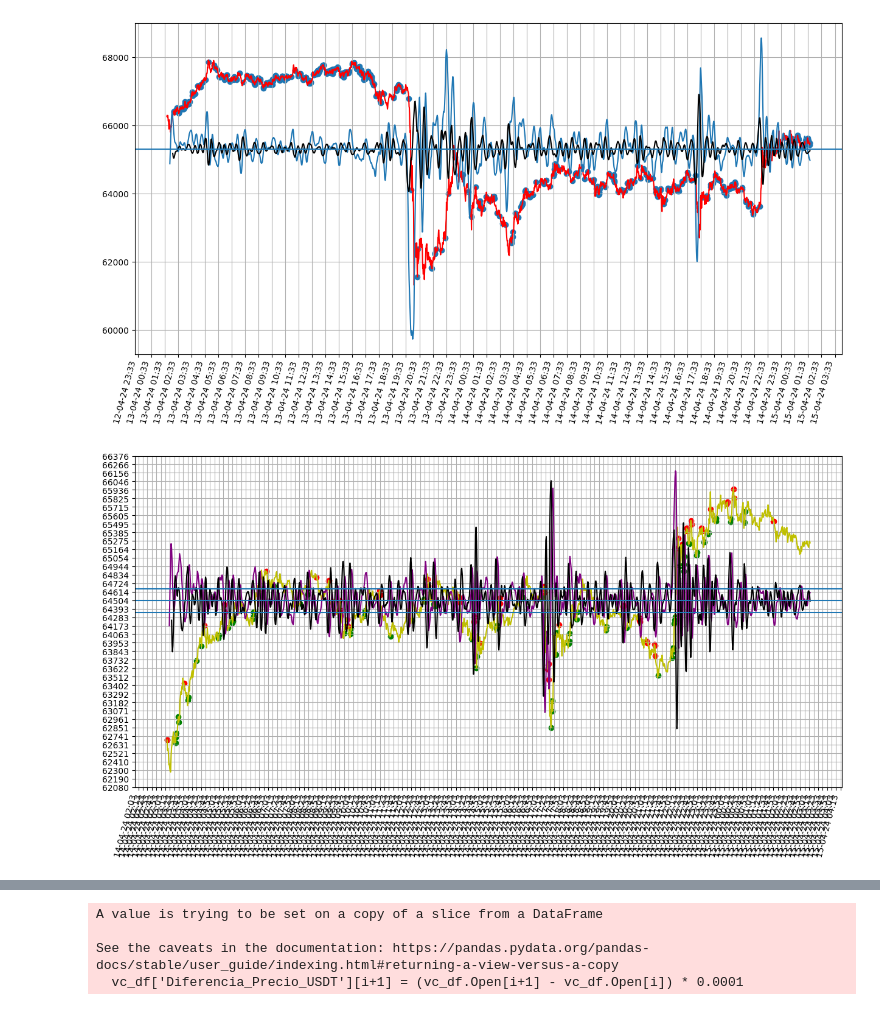
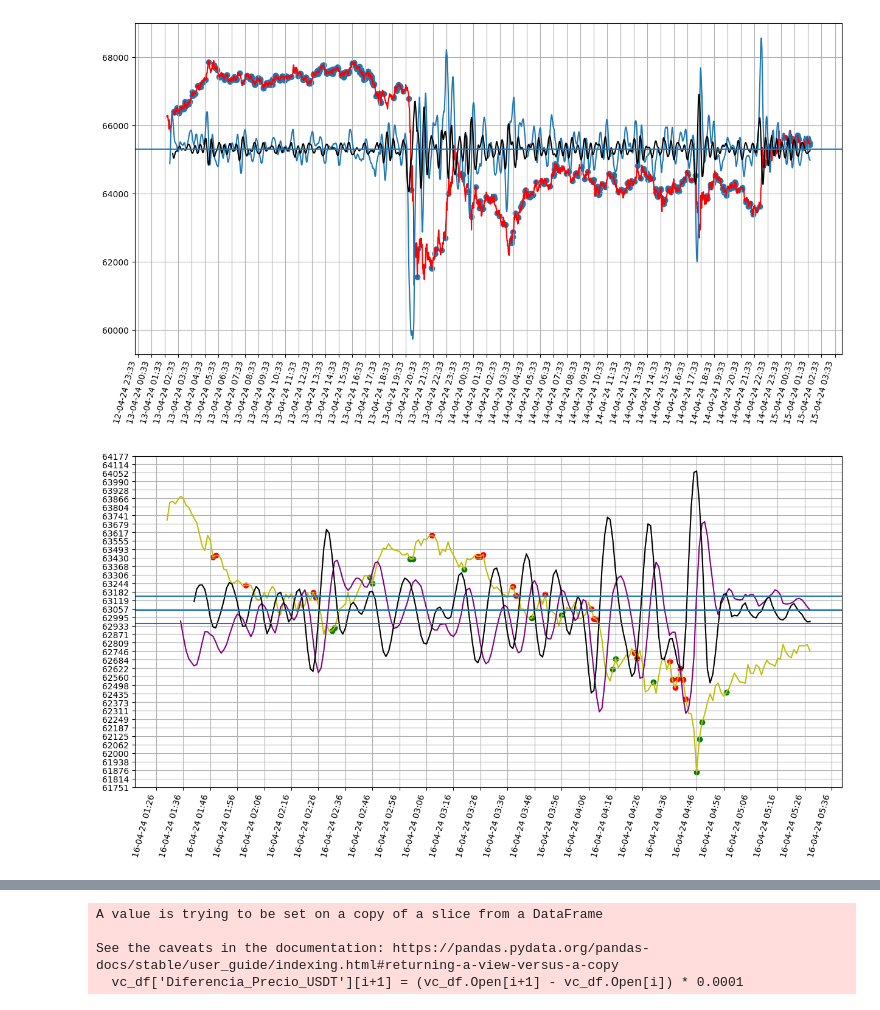
Before and after one commit to Tinmarian/tradingbot, a Jupyter notebook: cristian/scripts/analisis_estrategia_histdata.ipynb, the cells around one changed output, grey strips where cells are left out. Cells and saved outputs as stored; diff of their text form; code cells hidden in the pictures.

Commit message:
versión 1.1 del bot de trading: disminuir tiempo de ejecución en CPU

```diff
--- a/cristian/scripts/analisis_estrategia_histdata.ipynb
+++ b/cristian/scripts/analisis_estrategia_histdata.ipynb
@@ -121,7 +121,7 @@ client = Client()
 ##################################################
 # Parámetros de interpolación.
 ###################################
-smooth_interval = 15
+smooth_interval = 10
 smooth_exp = 3
 ###################################
 # Parámetros de estrategia.
@@ -130,7 +130,7 @@ rango = 0
 std_mult = 0.25
 pdi_mult = 500
 sdi_mult = 100000
-z_aprox = 0.05
+z_aprox = 0.00005
 pmax_idx = 0
 pmin_idx = 0
 
@@ -140,7 +140,7 @@ pmin_idx = 0
 ##################################################################################################################################
 # Descarga y limpieza de datos de X días atrás a hoy.
 ##################################################################################################################################
-recent_data = pd.DataFrame(client.get_historical_klines('BTCTUSD','1m','24 hours ago UTC'))
+recent_data = pd.DataFrame(client.get_historical_klines('BTCTUSD','1m','4 hours ago UTC'))
 recent_data = recent_data.iloc[:,:6]
 recent_data.columns = ['Tiempo','Open','High','Low','Close','Volume']
 recent_data['Tiempo'] = pd.to_datetime(recent_data.Tiempo,unit='ms')
@@ -156,14 +156,8 @@ recent_data['Primer_Derivada'] = recent_data.Interpolacion.diff()/(recent_data.T
 recent_data['PD_Interpolacion'] = sc.signal.savgol_filter(recent_data.Primer_Derivada,smooth_interval,smooth_exp)
 recent_data['Segunda_Derivada'] = recent_data.PD_Interpolacion.diff()/(recent_data.Tiempo.diff()/np.timedelta64(1, 's'))
 recent_data['SD_Interpolacion'] = sc.signal.savgol_filter(recent_data.Segunda_Derivada,smooth_interval,smooth_exp)
-recent_data['Tercer_Derivada'] = recent_data.SD_Interpolacion.diff()/(recent_data.Tiempo.diff()/np.timedelta64(1, 's'))
-recent_data['TD_Interpolacion'] = sc.signal.savgol_filter(recent_data.Tercer_Derivada,smooth_interval,smooth_exp)
-
-# recent_data['Interpolacion'] = sc.signal.savgol_filter(recent_data.Open,smooth_interval,smooth_exp)
-# recent_data['PD_Interpolacion'] = recent_data.Interpolacion.diff()/(recent_data.Tiempo.diff()/np.timedelta64(1, 's'))
-# # recent_data['PD_Interpolacion'] = sc.signal.savgol_filter(recent_data.Primer_Derivada,smooth_interval,3)
-# recent_data['SD_Interpolacion'] = recent_data.PD_Interpolacion.diff()/(recent_data.Tiempo.diff()/np.timedelta64(1, 's'))
-# recent_data['TD_Interpolacion'] = recent_data.SD_Interpolacion.diff()/(recent_data.Tiempo.diff()/np.timedelta64(1, 's'))
+# recent_data['Tercer_Derivada'] = recent_data.SD_Interpolacion.diff()/(recent_data.Tiempo.diff()/np.timedelta64(1, 's'))
+# recent_data['TD_Interpolacion'] = sc.signal.savgol_filter(recent_data.Tercer_Derivada,smooth_interval,smooth_exp)
 
 ######################################################################
 # Agregamos el código necesario para encontrar los puntos exactos mínimos y máximos
@@ -171,41 +165,30 @@ recent_data['TD_Interpolacion'] = sc.signal.savgol_filter(recent_data.Tercer_Der
 initial_date_index = recent_data[recent_data.Tiempo == datetime.strptime(str(recent_data.Tiempo[:1].item()),'%Y-%m-%d %H:%M:%S')].index.item() + rango
 final_date_index = recent_data[recent_data.Tiempo == datetime.strptime(str(recent_data.Tiempo[-1:].item()),'%Y-%m-%d %H:%M:%S')].index.item() - rango
 
-lista_min_max = recent_data[initial_date_index:final_date_index][(recent_data[initial_date_index:final_date_index].TD_Interpolacion >= -z_aprox) & (recent_data[initial_date_index:final_date_index].TD_Interpolacion <= z_aprox)]
-indices_min_max = lista_min_max.index.tolist()
-
 max_points_idx = []
 min_points_idx = []
 pmin = 0
 pmax = 0
 
-for PMSD in indices_min_max:
-    if (recent_data.SD_Interpolacion[PMSD:PMSD+1].item() > 0) & (recent_data.PD_Interpolacion[PMSD:PMSD+1].item() > 0):
-        if (abs(recent_data.SD_Interpolacion[PMSD]*100) > abs(np.std(recent_data.Interpolacion)*std_mult)) & ((recent_data.PD_Interpolacion[PMSD]*pdi_mult) > abs(np.std(recent_data.Interpolacion)*std_mult)):
-            pmax = recent_data.SD_Interpolacion[PMSD]
-        for i in range(rango+1):
-            if (i > PMSD) or (PMSD+i >= indices_min_max[-1:][0]):
-                break
-            elif ((recent_data.SD_Interpolacion[PMSD-i] > pmax)) & ((abs(recent_data.SD_Interpolacion[PMSD-i]*sdi_mult)) > abs(np.std(recent_data.Interpolacion)*std_mult)) & ((recent_data.PD_Interpolacion[PMSD-i]*pdi_mult) > abs(np.std(recent_data.Interpolacion)*std_mult)):
-                pmax_idx = PMSD-i
-            elif ((recent_data.SD_Interpolacion[PMSD+i] > pmax)) & ((abs(recent_data.SD_Interpolacion[PMSD+i]*sdi_mult)) > abs(np.std(recent_data.Interpolacion)*std_mult)) & ((recent_data.PD_Interpolacion[PMSD+i]*pdi_mult) > abs(np.std(recent_data.Interpolacion)*std_mult)):
-                pmax_idx = PMSD+i
-        max_points_idx.append(pmax_idx)
-    elif (recent_data.SD_Interpolacion[PMSD:PMSD+1].item()) < 0 & (recent_data.PD_Interpolacion[PMSD:PMSD+1].item() < 0):
-        if (abs(recent_data.SD_Interpolacion[PMSD]*100) > abs(np.std(recent_data.Interpolacion)*std_mult)) & ((recent_data.PD_Interpolacion[PMSD]*pdi_mult) < -abs(np.std(recent_data.Interpolacion)*std_mult)):
-            pmin = recent_data.SD_Interpolacion[PMSD]
-        for i in range(rango+1):
-            if (i > PMSD) or (PMSD+i >= indices_min_max[-1:][0]):
-                break
-            elif ((recent_data.SD_Interpolacion[PMSD-i] < pmin)) & (abs(recent_data.SD_Interpolacion[PMSD-i]*sdi_mult) > abs(np.std(recent_data.Interpolacion)*std_mult)) & ((recent_data.PD_Interpolacion[PMSD-i]*pdi_mult) < -abs(np.std(recent_data.Interpolacion)*std_mult)):
-                pmin_idx = PMSD-i
-            elif ((recent_data.SD_Interpolacion[PMSD+i] < pmin)) & (abs(recent_data.SD_Interpolacion[PMSD+i]*sdi_mult) > abs(np.std(recent_data.Interpolacion)*std_mult)) & ((recent_data.PD_Interpolacion[PMSD+i]*pdi_mult) < -abs(np.std(recent_data.Interpolacion)*std_mult)):
-                pmin_idx = PMSD+i
-        min_points_idx.append(pmin_idx)
-max_points_idx = list(set(max_points_idx))
-min_points_idx = list(set(min_points_idx))
-max_points_idx.sort()
-min_points_idx.sort()
+recent_data['sell_buy_side'] = 0
+recent_data['sdi_updown'] = 0
+recent_data['pdi_updown'] = 0
+recent_data['signal'] = 0
+
+recent_data['sdi_updown'] = np.select(condlist=[(abs(recent_data['SD_Interpolacion']*sdi_mult) > abs(np.std(recent_data.Open)*std_mult))],
+                                            choicelist=[1],
+                                            default=0)
+recent_data['pdi_updown'] = np.select(condlist=[((recent_data.PD_Interpolacion*pdi_mult) > abs(np.std(recent_data.Open)*std_mult)),
+                                                ((recent_data.PD_Interpolacion*pdi_mult) < -abs(np.std(recent_data.Open)*std_mult))],
+                                                choicelist=[1,-1],
+                                                default=0)
+recent_data['sell_buy_side'] = np.select(condlist=[recent_data['SD_Interpolacion'] > 0,recent_data['SD_Interpolacion'] < 0],
+                                        choicelist=[1,-1],
+                                        default=0)
+
+recent_data.loc[(recent_data.sell_buy_side == 1) & (recent_data.sdi_updown == 1) & (recent_data.pdi_updown == 1),'signal'] = 1
+recent_data.loc[(recent_data.sell_buy_side == -1) & (recent_data.sdi_updown == 1) & (recent_data.pdi_updown == -1),'signal'] = -1
+
 
 # close_points_max = []
 # close_points_min = []
@@ -223,33 +206,33 @@ min_points_idx.sort()
 #         for idx in sorted(close_points_min,reverse=True):
 #             del lista[idx]
 
 ######################################################################
 # Ahora ya podemos visualizar los resultados con el siguiente código.
 ######################################################################
 mp = recent_data.Open[initial_date_index:final_date_index].mean()
 plt.figure(figsize=(15,8))
 plt.plot(recent_data.Tiempo[initial_date_index - rango:final_date_index + rango],recent_data.Open[initial_date_index - rango:final_date_index + rango].multiply(1),color='y')
 plt.plot(recent_data.Tiempo[initial_date_index:final_date_index],recent_data.PD_Interpolacion[initial_date_index:final_date_index].multiply(pdi_mult)+mp,'purple')
 plt.plot(recent_data.Tiempo[initial_date_index:final_date_index],recent_data.SD_Interpolacion[initial_date_index:final_date_index].multiply(sdi_mult)+mp,color='k')
 # plt.plot(recent_data.Tiempo[initial_date_index:final_date_index],recent_data.TD_Interpolacion[initial_date_index:final_date_index].multiply(300)+mp,color='y')
-plt.scatter(recent_data.Tiempo.iloc[max_points_idx],recent_data.Open.iloc[max_points_idx],color='g')
-plt.scatter(recent_data.Tiempo.iloc[min_points_idx],recent_data.Open.iloc[min_points_idx],color='r')
+plt.scatter(recent_data.loc[recent_data.signal==1,'Tiempo'],recent_data.loc[recent_data.signal==1,'Open'],color='g')
+plt.scatter(recent_data.loc[recent_data.signal==-1,'Tiempo'],recent_data.loc[recent_data.signal==-1,'Open'],color='r')
 plt.grid(visible=True)
 
 # Set minor tick locations.
 plt.gca().xaxis.set_major_formatter(mdates.DateFormatter('%d-%m-%y %H:%M'))
 plt.gca().xaxis.set_major_locator(mdates.MinuteLocator(interval=10))
 plt.gca().yaxis.set_major_locator(ticker.LinearLocator(40))
 plt.gcf().autofmt_xdate()
 
 # Set grid to use minor tick locations.
 plt.grid(which = 'minor')
 plt.xticks(rotation=75)
 plt.axhline(mp)
 plt.axhline(np.std(recent_data.Interpolacion)*std_mult + mp)
 plt.axhline(mp - np.std(recent_data.Interpolacion)*std_mult)
 # plt.axvline(datetime.strptime('2024-04-04 09:59:00','%Y-%m-%d %H:%M:%S'))
 plt.show()
 # sleep(15)
 # %% [output]
-[figure, old version]
+[figure, new version]
```
Also changed, not shown: parts of 2 cells of this notebook, 2 other files.
